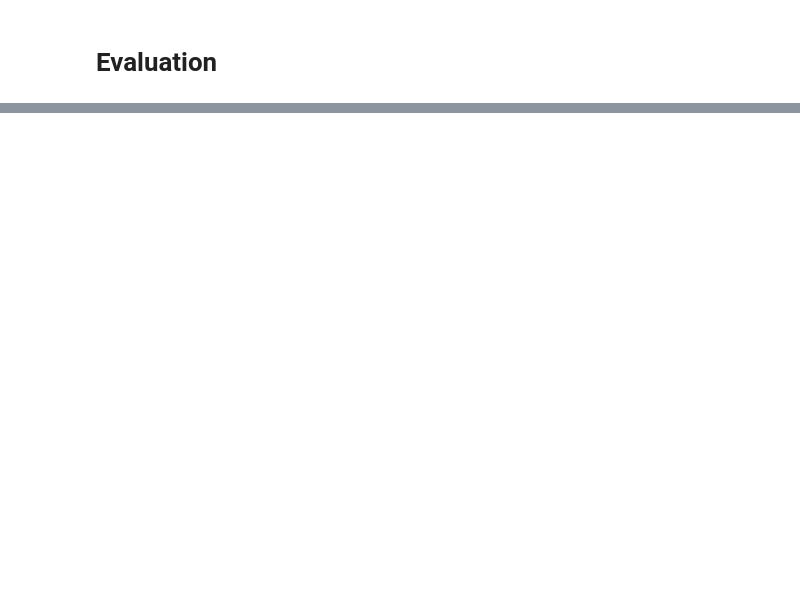
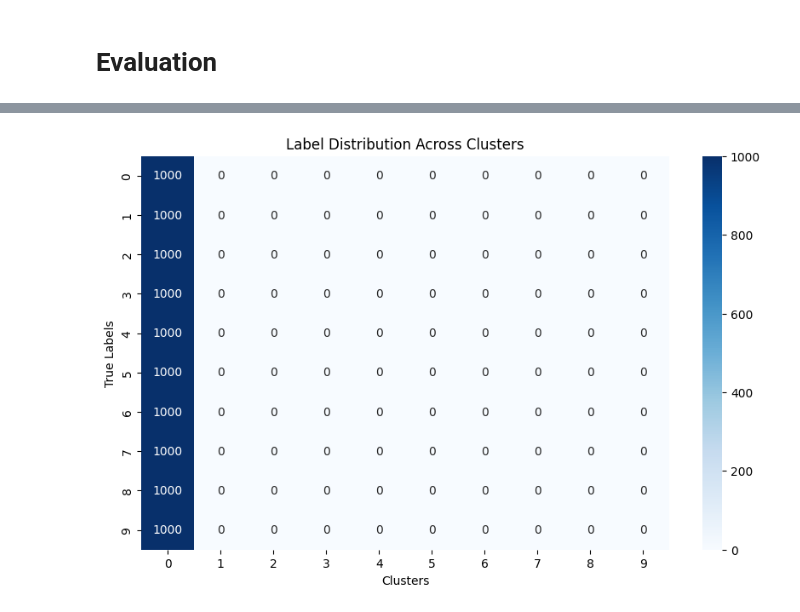
Before and after one commit to tobo03/DVP7, a Jupyter notebook: DeepHashing/Pairwise/proofOfConcept3.ipynb, the cells around one changed output, grey strips where cells are left out. Cells and saved outputs as stored; diff of their text form; code cells hidden in the pictures; blank space fills up the shorter version.

```diff
--- a/DeepHashing/Pairwise/proofOfConcept3.ipynb
+++ b/DeepHashing/Pairwise/proofOfConcept3.ipynb
@@ -164,0 +197,4 @@ def easyHeatmap(hashCodes, labels):
+# %%
+easyHeatmap(hash_test.detach().numpy(), y_test)
+# %% [output]
+[figure, added]
```
Also changed, not shown: parts of 7 cells of this notebook, 1 other file.
